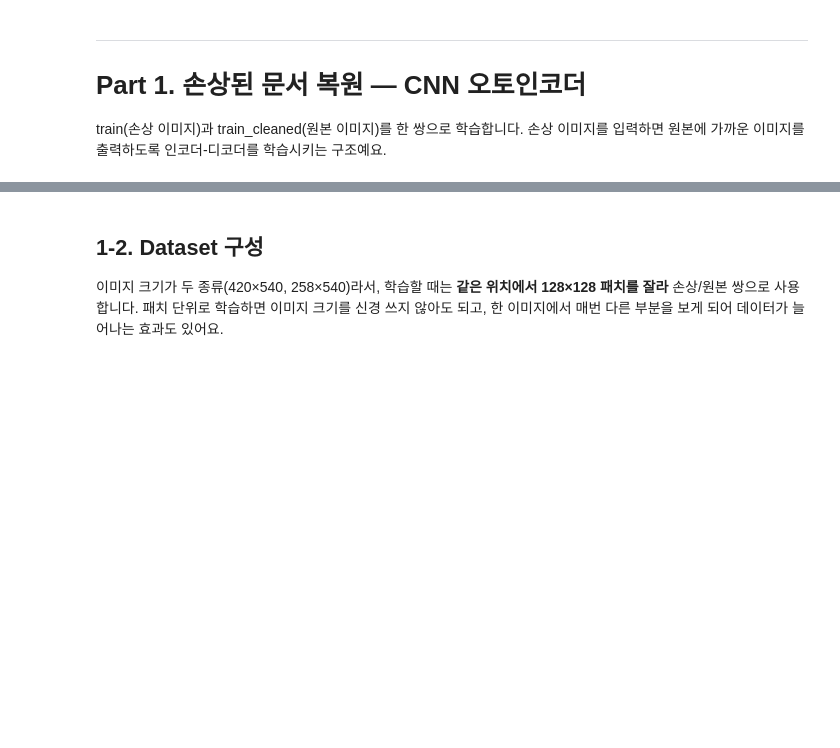
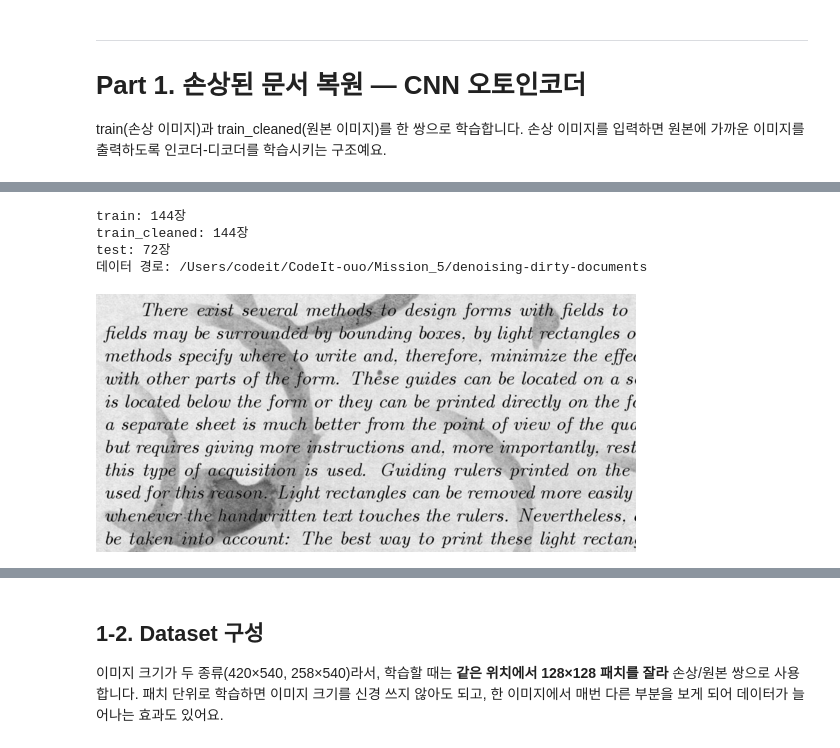
Before and after one commit to yy-0401/CodeIt_Mission_AE, a Jupyter notebook: 미션5_1팀_김이연.ipynb, the cells around one changed output, grey strips where cells are left out. Cells and saved outputs as stored; diff of their text form; code cells hidden in the pictures; blank space fills up the shorter version.

```diff
--- a/미션5_1팀_김이연.ipynb
+++ b/미션5_1팀_김이연.ipynb
@@ -45,0 +69,39 @@ ModuleNotFoundError: No module named 'google.colab'
+# %%
+from pathlib import Path
+
+# VS Code에서 Mission_5 또는 상위 CodeIt-ouo 폴더를 열었을 때의 경로입니다.
+PROJECT_DIR = Path.cwd()
+if not (PROJECT_DIR / "denoising-dirty-documents").is_dir():
+    if (PROJECT_DIR / "Mission_5" / "denoising-dirty-documents").is_dir():
+        PROJECT_DIR = PROJECT_DIR / "Mission_5"
+
+DATA_DIR = PROJECT_DIR / "denoising-dirty-documents"
+# 데이터가 다른 위치에 있다면 위 줄 대신 절대 경로를 지정하세요.
+# DATA_DIR = Path("/Users/사용자이름/데이터폴더/denoising-dirty-documents")
+
+TRAIN_DIR = DATA_DIR / "train"
+CLEAN_DIR = DATA_DIR / "train_cleaned"
+TEST_DIR = DATA_DIR / "test"
+
+for folder in (TRAIN_DIR, CLEAN_DIR, TEST_DIR):
+    if not folder.is_dir():
+        raise FileNotFoundError(
+            f"데이터 폴더가 없습니다: {folder}\n"
+            "압축을 풀었는지 확인하고 DATA_DIR을 실제 데이터 경로로 수정하세요."
+        )
+    images = sorted(folder.glob("*.png"))
+    if not images:
+        raise FileNotFoundError(f"PNG 이미지가 없습니다: {folder}")
+    print(f"{folder.name}: {len(images)}장")
+
+print("데이터 경로:", DATA_DIR.resolve())
+# %% [output]
+train: 144장
+train_cleaned: 144장
+test: 72장
+데이터 경로: /Users/codeit/CodeIt-ouo/Mission_5/denoising-dirty-documents
+# %%
+# 한번 찍어보자! - 학습데이터
+display(Image.open(TRAIN_DIR / "2.png"))
+# %% [output]
+[figure, added]
```
Also changed, not shown: parts of 22 cells of this notebook.
